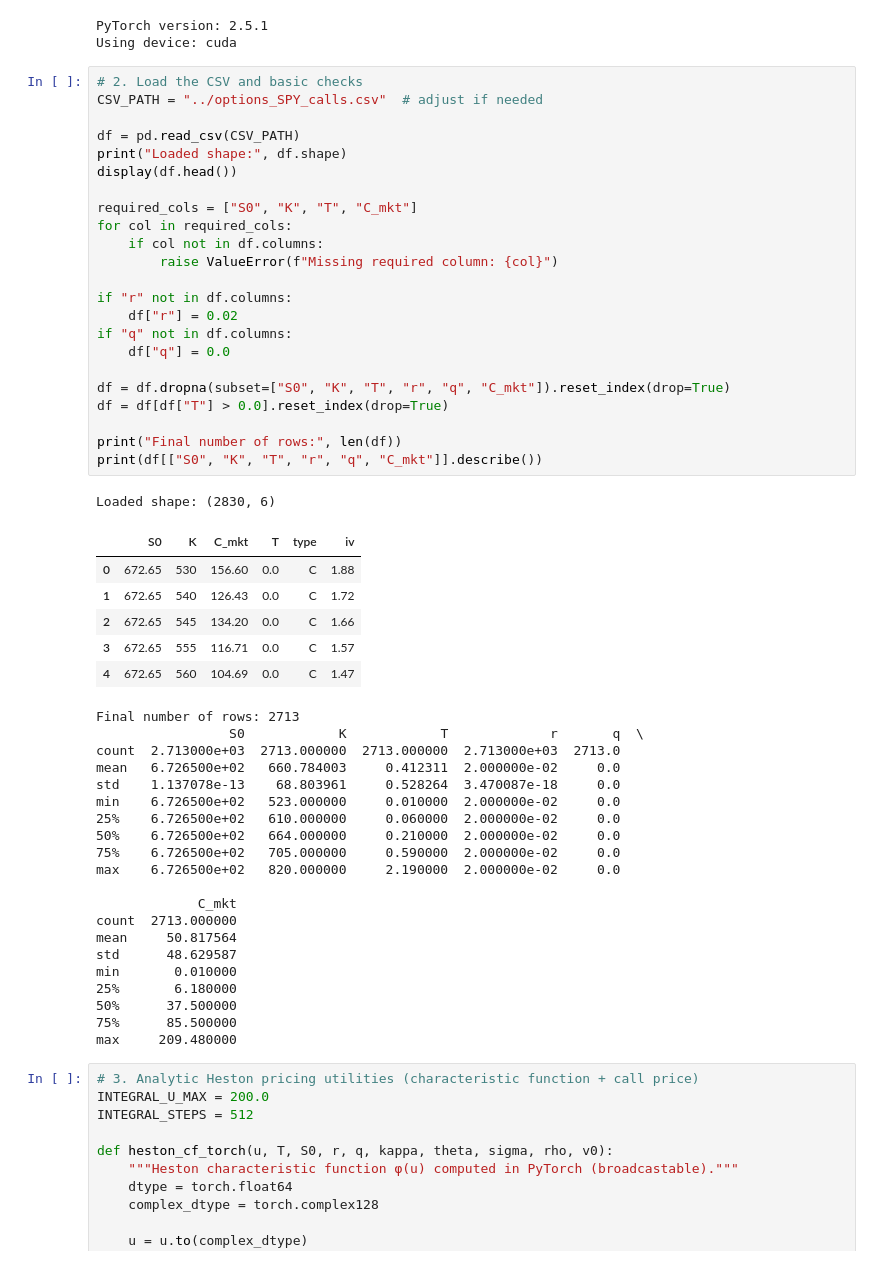
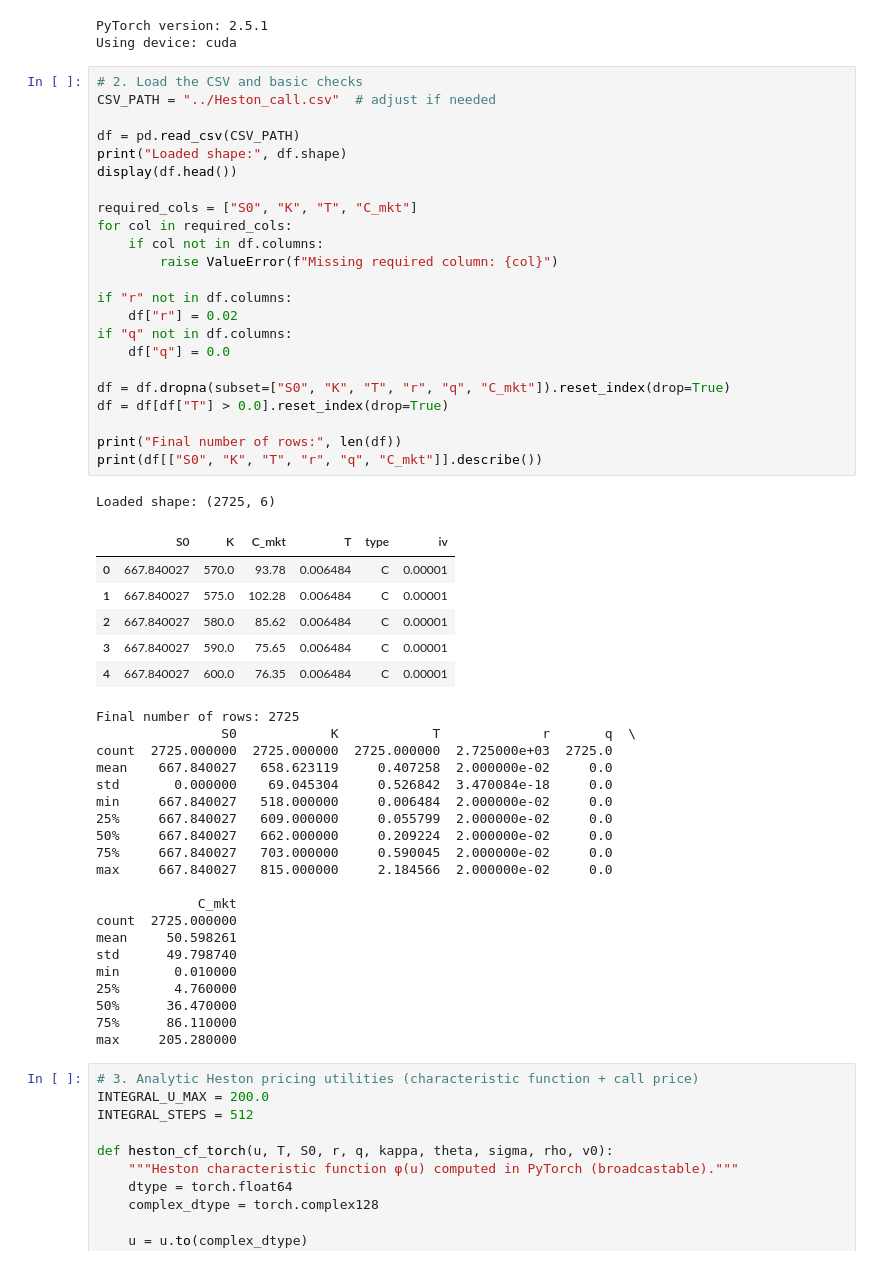
Before and after one commit to nicolassalok1/RepoFinal, a Jupyter notebook: NN/BS/Heston_param_learning.ipynb, the cells around one changed output. Saved outputs shown, nothing was run; the diff lists cells and outputs as text.

```diff
--- a/NN/BS/Heston_param_learning.ipynb
+++ b/NN/BS/Heston_param_learning.ipynb
@@ -25,55 +25,55 @@ PyTorch version: 2.5.1
 Using device: cuda
 # %%
 # 2. Load the CSV and basic checks
-CSV_PATH = "../options_SPY_calls.csv"  # adjust if needed
+CSV_PATH = "../Heston_call.csv"  # adjust if needed
 
 df = pd.read_csv(CSV_PATH)
 print("Loaded shape:", df.shape)
 display(df.head())
 
 required_cols = ["S0", "K", "T", "C_mkt"]
 for col in required_cols:
     if col not in df.columns:
         raise ValueError(f"Missing required column: {col}")
 
 if "r" not in df.columns:
     df["r"] = 0.02
 if "q" not in df.columns:
     df["q"] = 0.0
 
 df = df.dropna(subset=["S0", "K", "T", "r", "q", "C_mkt"]).reset_index(drop=True)
 df = df[df["T"] > 0.0].reset_index(drop=True)
 
 print("Final number of rows:", len(df))
 print(df[["S0", "K", "T", "r", "q", "C_mkt"]].describe())
 # %% [output]
-Loaded shape: (2830, 6)
+Loaded shape: (2725, 6)
 |  | S0 | K | C_mkt | T | type | iv |
-| 0 | 672.65 | 530 | 156.60 | 0.0 | C | 1.88 |
-| 1 | 672.65 | 540 | 126.43 | 0.0 | C | 1.72 |
-| 2 | 672.65 | 545 | 134.20 | 0.0 | C | 1.66 |
-| 3 | 672.65 | 555 | 116.71 | 0.0 | C | 1.57 |
-| 4 | 672.65 | 560 | 104.69 | 0.0 | C | 1.47 |
+| 0 | 667.840027 | 570.0 | 93.78 | 0.006484 | C | 0.00001 |
+| 1 | 667.840027 | 575.0 | 102.28 | 0.006484 | C | 0.00001 |
+| 2 | 667.840027 | 580.0 | 85.62 | 0.006484 | C | 0.00001 |
+| 3 | 667.840027 | 590.0 | 75.65 | 0.006484 | C | 0.00001 |
+| 4 | 667.840027 | 600.0 | 76.35 | 0.006484 | C | 0.00001 |
-Final number of rows: 2713
-                 S0            K            T             r       q  \
-count  2.713000e+03  2713.000000  2713.000000  2.713000e+03  2713.0
-mean   6.726500e+02   660.784003     0.412311  2.000000e-02     0.0
-std    1.137078e-13    68.803961     0.528264  3.470087e-18     0.0
-min    6.726500e+02   523.000000     0.010000  2.000000e-02     0.0
-25%    6.726500e+02   610.000000     0.060000  2.000000e-02     0.0
-50%    6.726500e+02   664.000000     0.210000  2.000000e-02     0.0
-75%    6.726500e+02   705.000000     0.590000  2.000000e-02     0.0
-max    6.726500e+02   820.000000     2.190000  2.000000e-02     0.0
+Final number of rows: 2725
+                S0            K            T             r       q  \
+count  2725.000000  2725.000000  2725.000000  2.725000e+03  2725.0
+mean    667.840027   658.623119     0.407258  2.000000e-02     0.0
+std       0.000000    69.045304     0.526842  3.470084e-18     0.0
+min     667.840027   518.000000     0.006484  2.000000e-02     0.0
+25%     667.840027   609.000000     0.055799  2.000000e-02     0.0
+50%     667.840027   662.000000     0.209224  2.000000e-02     0.0
+75%     667.840027   703.000000     0.590045  2.000000e-02     0.0
+max     667.840027   815.000000     2.184566  2.000000e-02     0.0
 
              C_mkt
-count  2713.000000
-mean     50.817564
-std      48.629587
+count  2725.000000
+mean     50.598261
+std      49.798740
 min       0.010000
-25%       6.180000
-50%      37.500000
-75%      85.500000
-max     209.480000
+25%       4.760000
+50%      36.470000
+75%      86.110000
+max     205.280000
 # %%
 # 3. Analytic Heston pricing utilities (characteristic function + call price)
 INTEGRAL_U_MAX = 200.0
```
Also changed, not shown: parts of 4 cells of this notebook, 7 other files.
